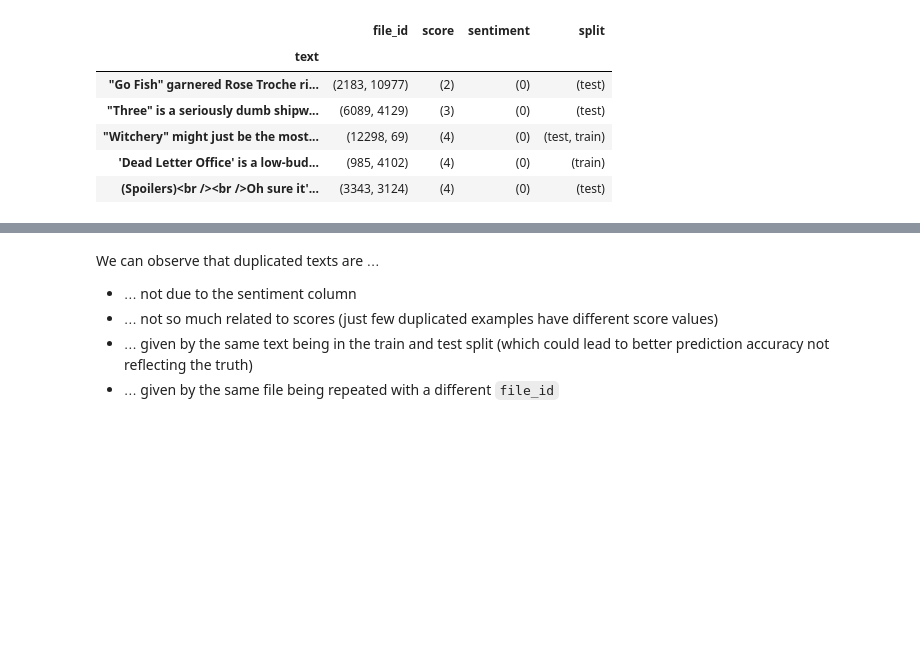
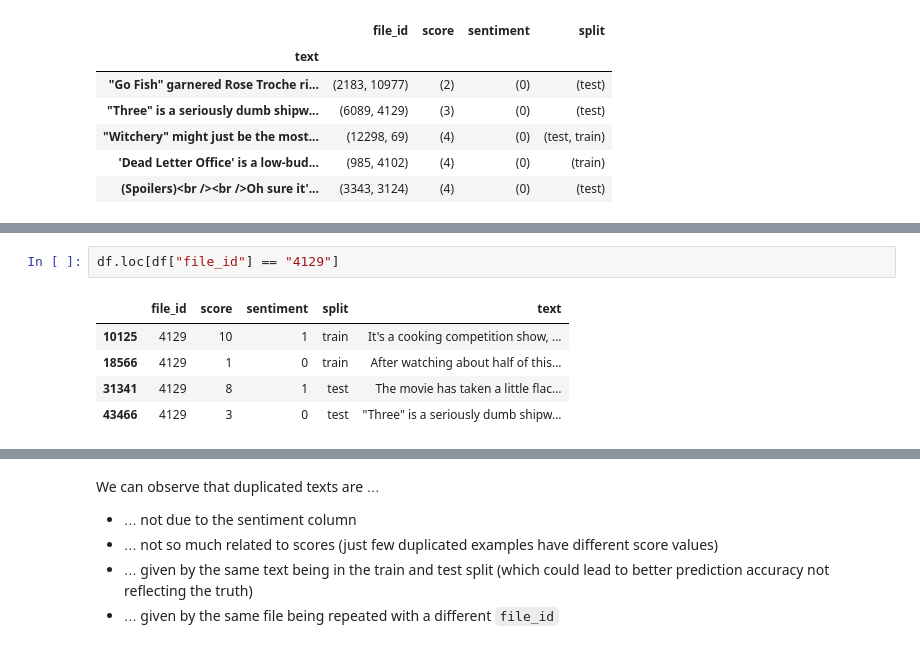
Before and after one commit to Wadaboa/nlp-assignments, a Jupyter notebook: sentiment_analysis.ipynb, the cells around one changed output, grey strips where cells are left out. Drawn from its saved outputs; the diff is of its cells as text; blank space fills up the shorter version.

```diff
--- a/sentiment_analysis.ipynb
+++ b/sentiment_analysis.ipynb
@@ -203,0 +230,8 @@ dup_texts.head()
+# %%
+df.loc[df["file_id"] == "4129"]
+# %% [output]
+|  | file_id | score | sentiment | split | text |
+| 10125 | 4129 | 10 | 1 | train | It's a cooking competition show, ... |
+| 18566 | 4129 | 1 | 0 | train | After watching about half of this... |
+| 31341 | 4129 | 8 | 1 | test | The movie has taken a little flac... |
+| 43466 | 4129 | 3 | 0 | test | "Three" is a seriously dumb shipw... |
```
Also changed, not shown: parts of 17 cells of this notebook.
